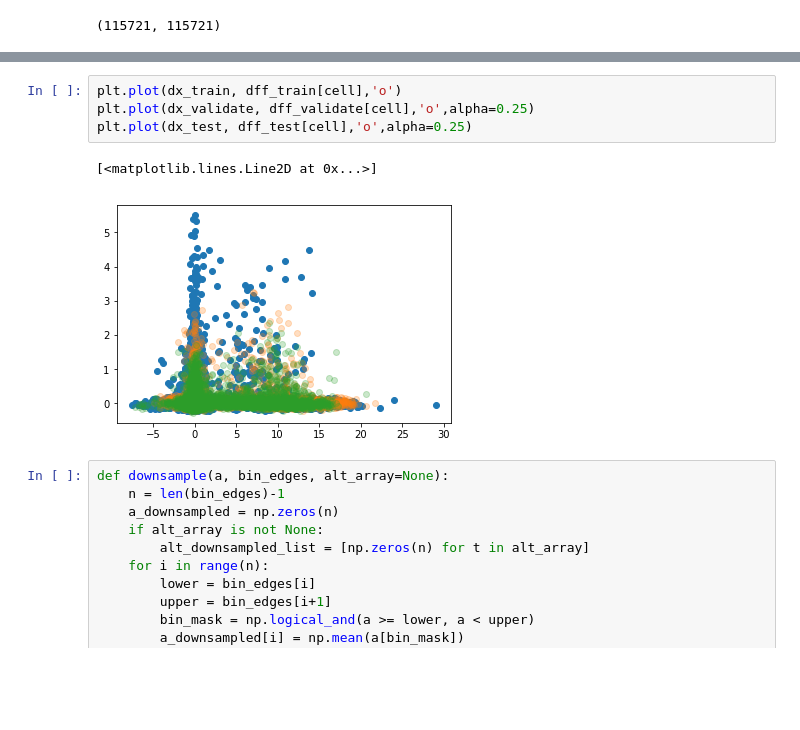
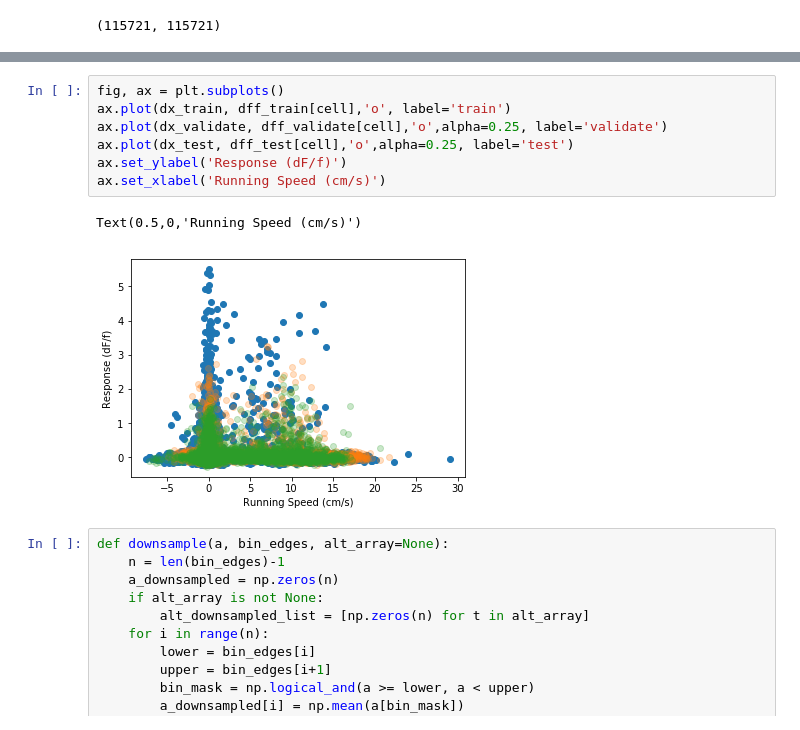
Before and after one commit to AllenInstitute/SWDB_2018, a Jupyter notebook: DynamicBrain/Tutorials/T01_Regression.ipynb, the cells around one changed output, grey strips where cells are left out. Cells and saved outputs as stored; diff of their text form; blank space fills up the shorter version.

```diff
--- a/DynamicBrain/Tutorials/T01_Regression.ipynb
+++ b/DynamicBrain/Tutorials/T01_Regression.ipynb
@@ -381,10 +403,13 @@ plt.plot(dx)
 # %%
-plt.plot(dx_train, dff_train[cell],'o')
-plt.plot(dx_validate, dff_validate[cell],'o',alpha=0.25)
-plt.plot(dx_test, dff_test[cell],'o',alpha=0.25)
+fig, ax = plt.subplots()
+ax.plot(dx_train, dff_train[cell],'o', label='train')
+ax.plot(dx_validate, dff_validate[cell],'o',alpha=0.25, label='validate')
+ax.plot(dx_test, dff_test[cell],'o',alpha=0.25, label='test')
+ax.set_ylabel('Response (dF/f)')
+ax.set_xlabel('Running Speed (cm/s)')
 # %% [output]
-[<matplotlib.lines.Line2D at 0x...>]
+Text(0.5,0,'Running Speed (cm/s)')
-[figure, old version]
+[figure, new version]
 # %%
 def downsample(a, bin_edges, alt_array=None):
     n = len(bin_edges)-1
```
Also changed, not shown: parts of 23 cells of this notebook.
